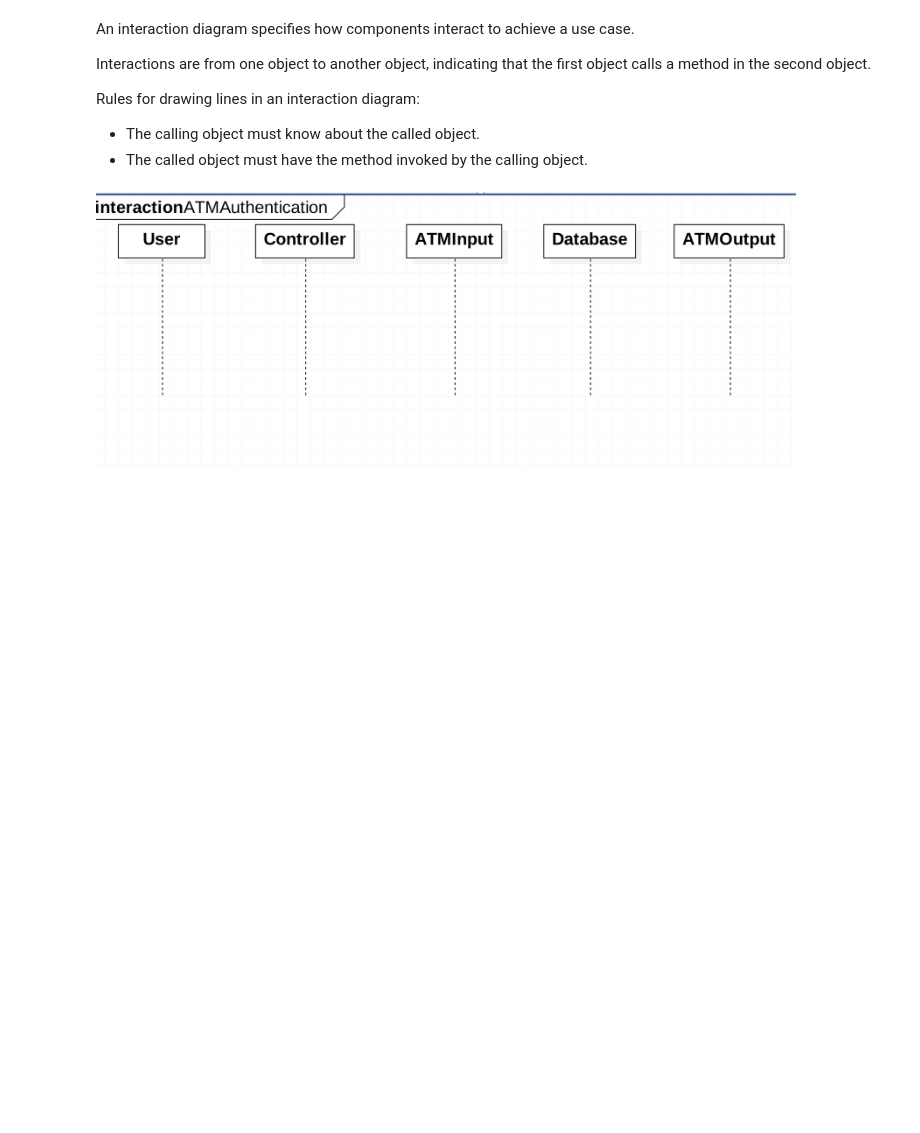
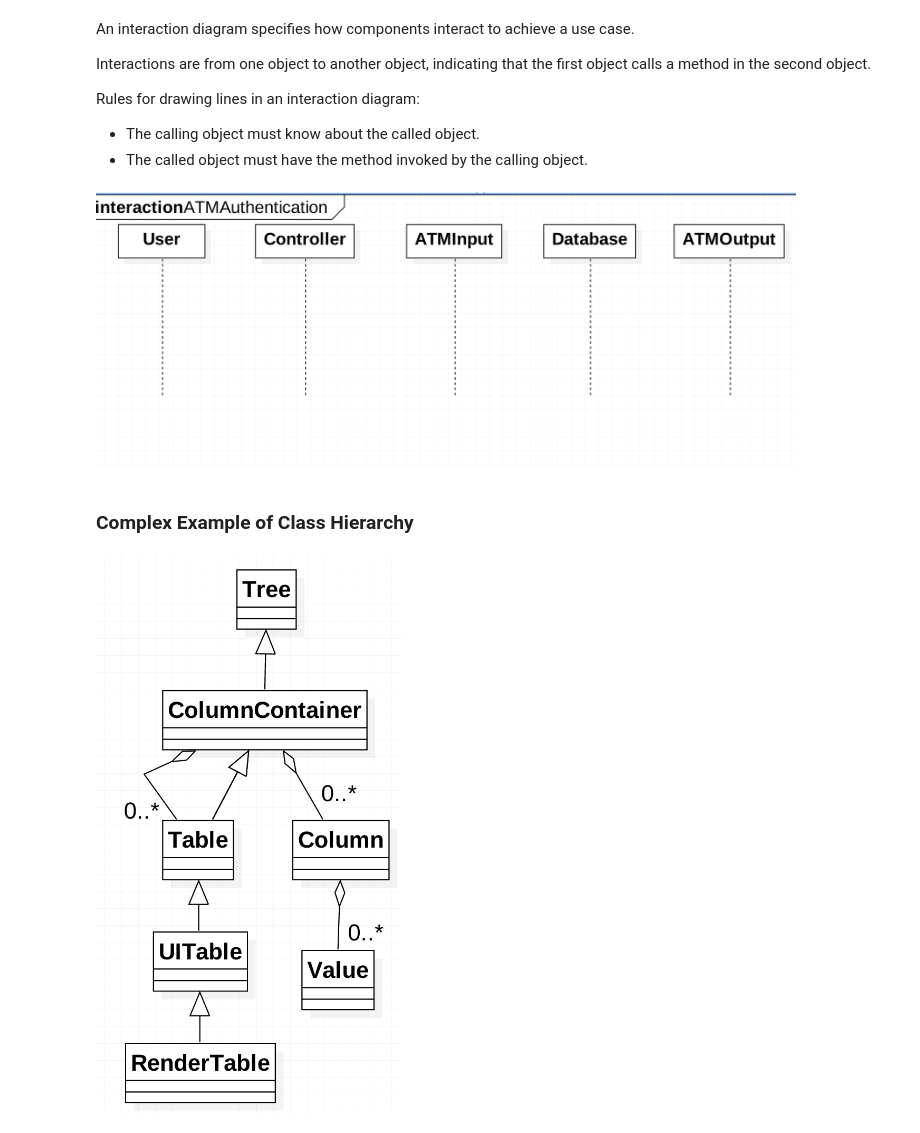
Before and after one commit to UWSEDS/LectureNotes, a Jupyter notebook: Objects/Building Software With Objects.ipynb, the cells around one changed output. Saved outputs shown, nothing was run; the diff lists cells and outputs as text; code cells hidden in the pictures; blank space fills up the shorter version.

```diff
--- a/Objects/Building Software With Objects.ipynb
+++ b/Objects/Building Software With Objects.ipynb
@@ -209,3 +209,10 @@ from IPython.display import Image
 Image(filename='ATMAuthentication.png', width=700, height=700)
 # %% [output]
 [figure]
+# %% [markdown]
+### Complex Example of Class Hierarchy
+# %%
+from IPython.display import Image
+Image(filename='SciSheetsCoreClasses.png', width=400, height=350)
+# %% [output]
+[figure, added]
```
Also changed, not shown: 1 other file.
